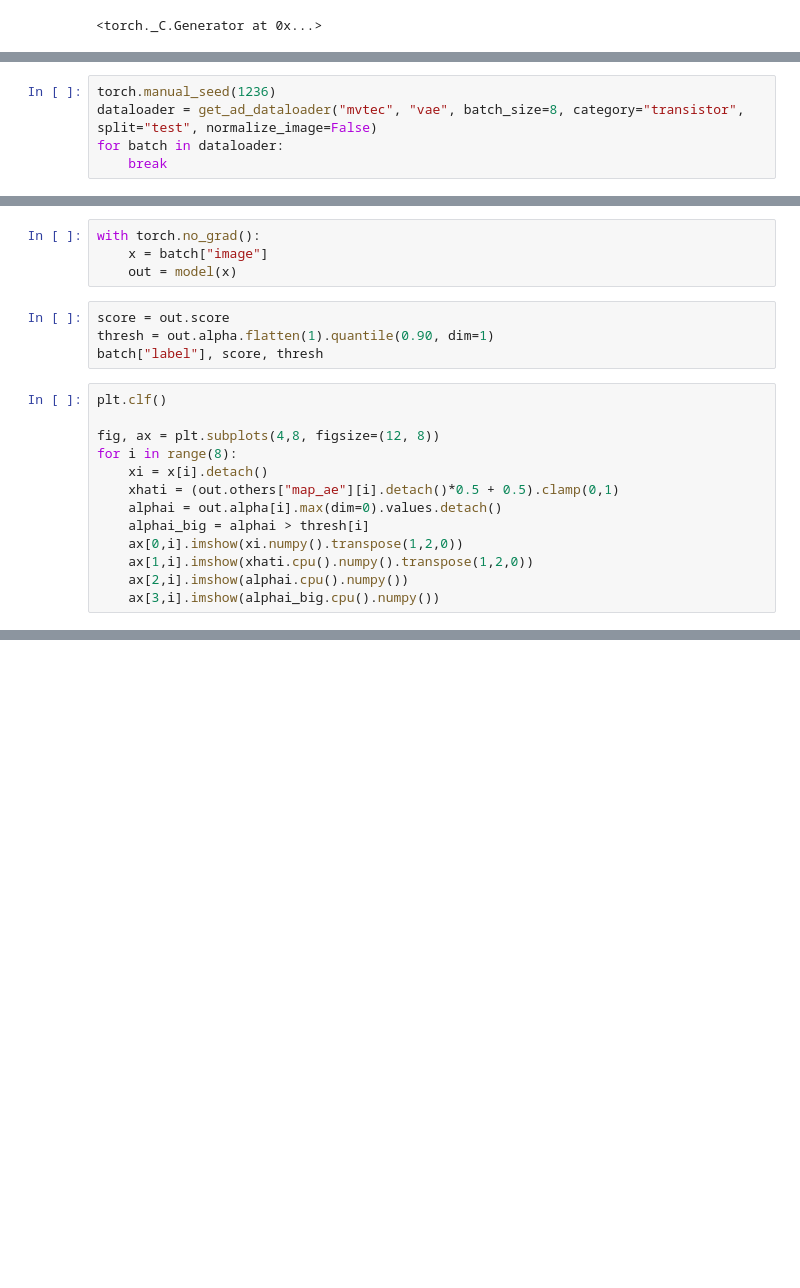
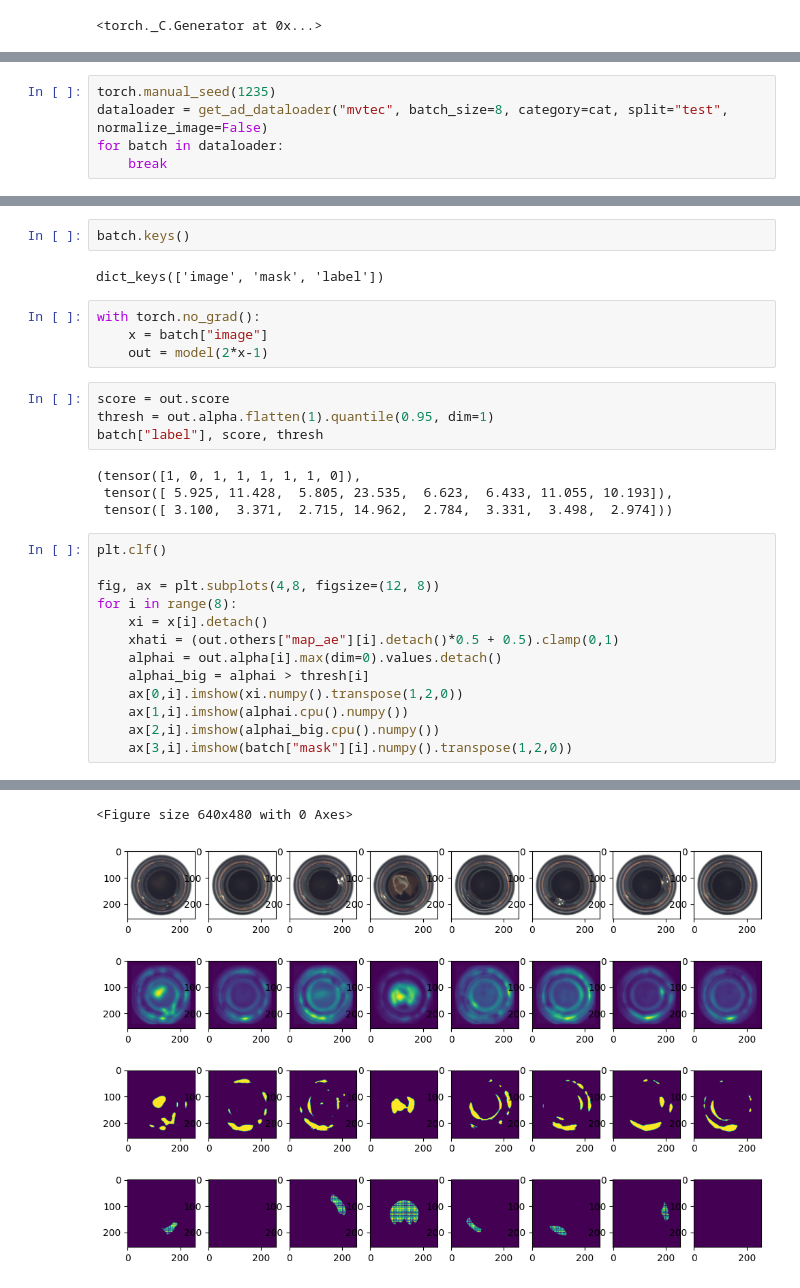
Before and after one commit to xjiae/arpro, a Jupyter notebook: notebooks/ad_vae_mvtec_test.ipynb, the cells around one changed output, grey strips where cells are left out. Cells and saved outputs as stored; diff of their text form; blank space fills up the shorter version.

```diff
--- a/notebooks/ad_vae_mvtec_test.ipynb
+++ b/notebooks/ad_vae_mvtec_test.ipynb
@@ -129,6 +71,6 @@ model.eval()
 # %%
-torch.manual_seed(1236)
-dataloader = get_ad_dataloader("mvtec", "vae", batch_size=8, category="transistor", split="test", normalize_image=False)
+torch.manual_seed(1235)
+dataloader = get_ad_dataloader("mvtec", batch_size=8, category=cat, split="test", normalize_image=False)
 for batch in dataloader:
     break
 # %%
@@ -136,11 +80,19 @@ batch["label"]
+# %%
+batch.keys()
+# %% [output]
+dict_keys(['image', 'mask', 'label'])
 # %%
 with torch.no_grad():
     x = batch["image"]
-    out = model(x)
+    out = model(2*x-1)
 # %%
 score = out.score
-thresh = out.alpha.flatten(1).quantile(0.90, dim=1)
+thresh = out.alpha.flatten(1).quantile(0.95, dim=1)
 batch["label"], score, thresh
+# %% [output]
+(tensor([1, 0, 1, 1, 1, 1, 1, 0]),
+ tensor([ 5.925, 11.428,  5.805, 23.535,  6.623,  6.433, 11.055, 10.193]),
+ tensor([ 3.100,  3.371,  2.715, 14.962,  2.784,  3.331,  3.498,  2.974]))
 # %%
 plt.clf()
 
@@ -151,6 +103,7 @@ for i in range(8):
     alphai = out.alpha[i].max(dim=0).values.detach()
     alphai_big = alphai > thresh[i]
     ax[0,i].imshow(xi.numpy().transpose(1,2,0))
-    ax[1,i].imshow(xhati.cpu().numpy().transpose(1,2,0))
-    ax[2,i].imshow(alphai.cpu().numpy())
-    ax[3,i].imshow(alphai_big.cpu().numpy())
+    ax[1,i].imshow(alphai.cpu().numpy())
+    ax[2,i].imshow(alphai_big.cpu().numpy())
+    ax[3,i].imshow(batch["mask"][i].numpy().transpose(1,2,0))
+# %% [output]
@@ -156,0 +118,2 @@ for i in range(8):
+<Figure size 640x480 with 0 Axes>
+[figure, added]
```
Also changed, not shown: parts of 13 cells of this notebook, 14 other files.
